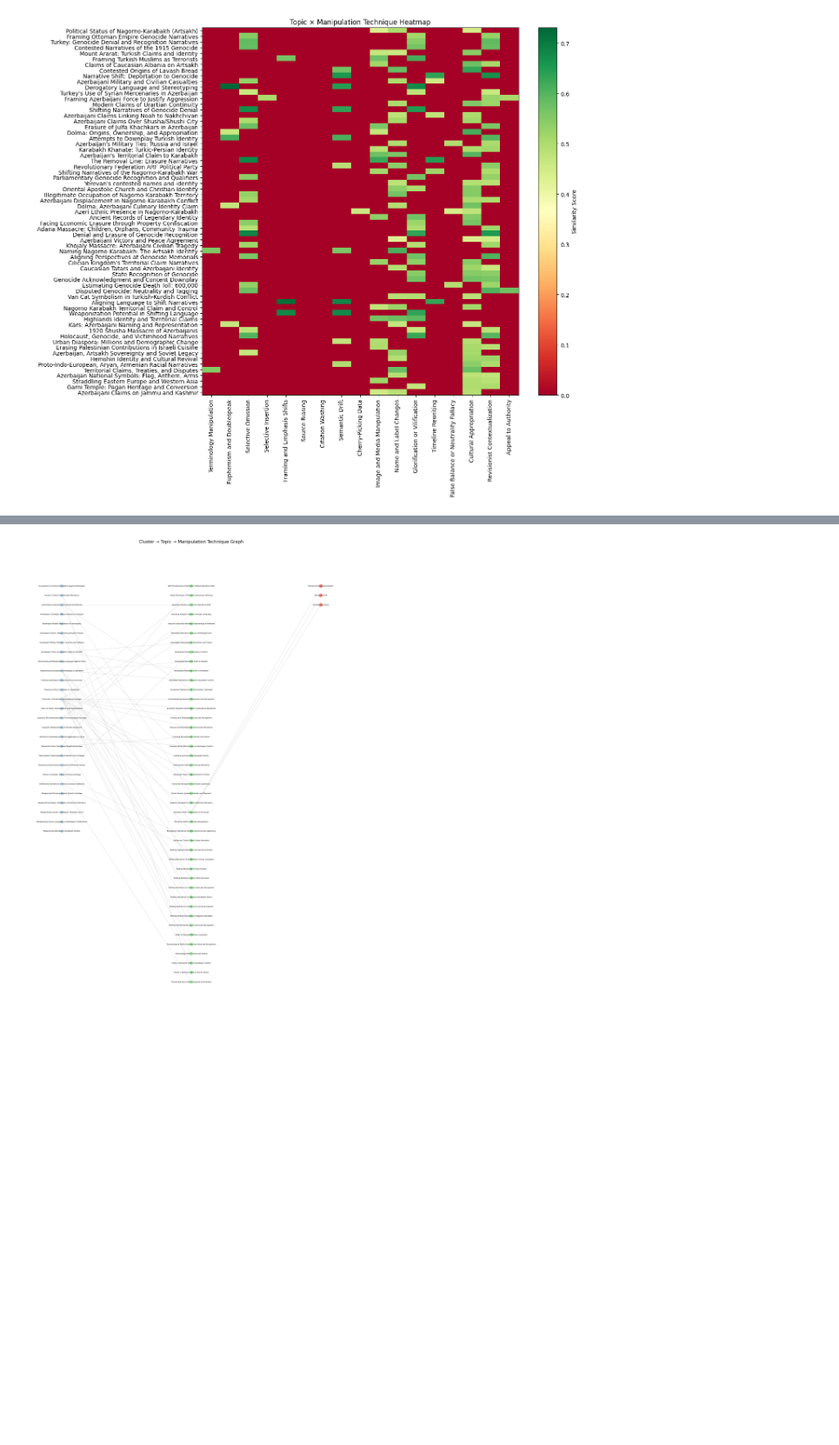
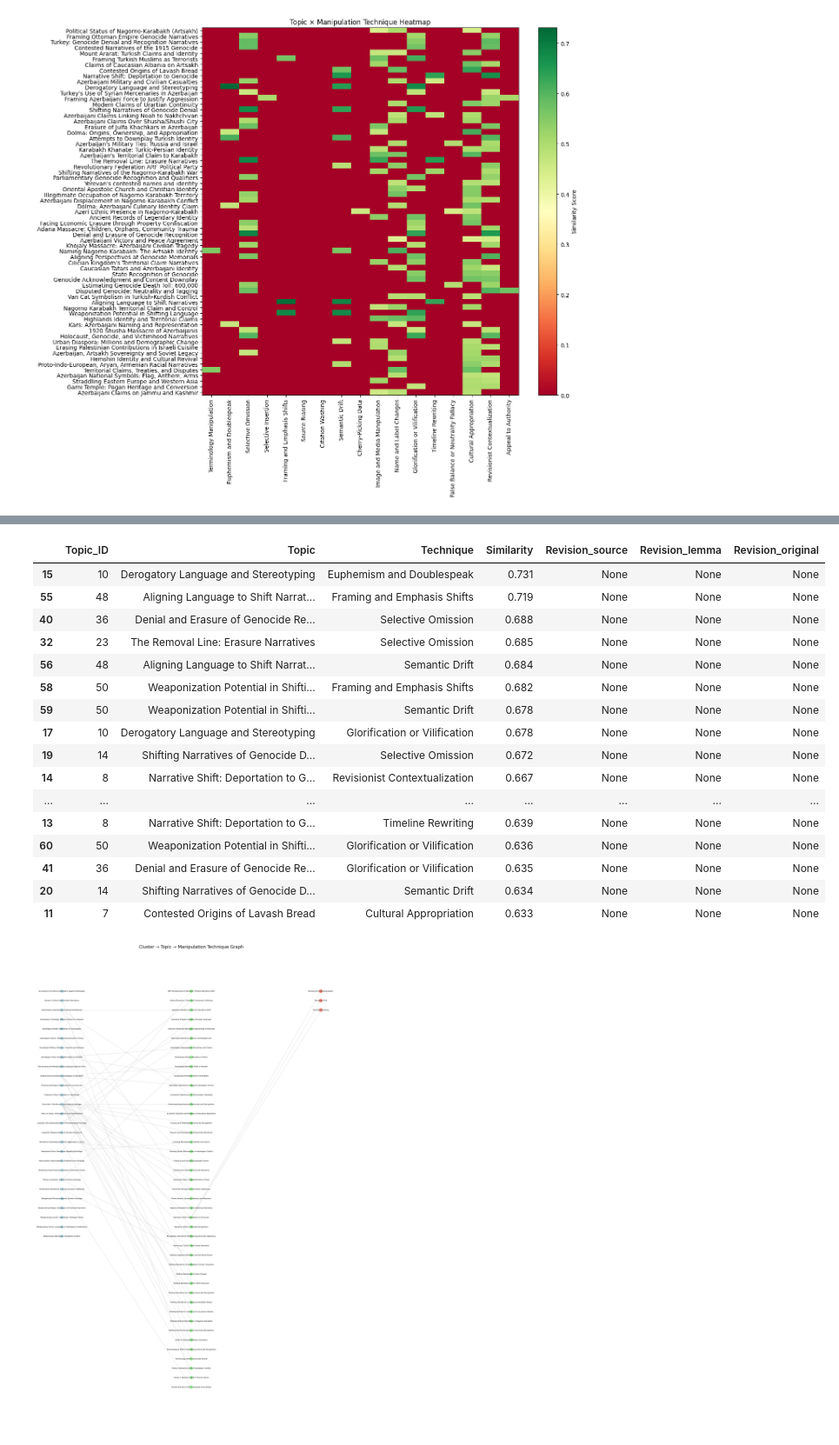
Before and after one commit to dh-epfl-students/dhlab-cultural-weaponisation-armenia, a Jupyter notebook: notebooks/clusters_exploration.ipynb, the cells around one changed output, grey strips where cells are left out. Shown at 87% size. Saved outputs shown, nothing was run; the diff lists cells and outputs as text; code cells hidden in the pictures; blank space fills up the shorter version.

```diff
--- a/notebooks/clusters_exploration.ipynb
+++ b/notebooks/clusters_exploration.ipynb
@@ -135,10 +137,11 @@ def name_topic(keywords, model="gpt-5-mini"):
 # %%
-keywords = [
-    "genocide", "ottoman", "event", "narrative", "empire", "term"
-]
+if not ALREADY_RUN:
+    keywords = [
+        "genocide", "ottoman", "event", "narrative", "empire", "term"
+    ]
 
-topic_name = name_topic(keywords)
-print(topic_name)
+    topic_name = name_topic(keywords)
+    print(topic_name)
 # %%
 def extract_keywords(row):
     """
@@ -583,3 +626,54 @@ plt.show()
+# %%
+def extract_very_green_with_revisions(threshold=0.55):
+    rows = []
+
+    for topic_idx, topic_row in general_topics.iterrows():
+        topic_name = topic_row["Topic_Name"]
+        topic_id   = topic_row["Topic"]
+
+        # revision evidence (could be NaN for some topics)
+        rev_lemma  = topic_row.get("lemmatized_text", None)
+        rev_orig   = topic_row.get("original_text", None)
+        rev_source = topic_row.get("source", None)
+
+        for tech_idx, technique in enumerate(taxonomy_list):
+            score = topic_matrix[topic_idx, tech_idx]
+
+            if score >= threshold:
+                rows.append({
+                    "Topic_ID": topic_id,
+                    "Topic": topic_name,
+                    "Technique": technique,
+                    "Similarity": round(score, 3),
+                    "Revision_source": rev_source,
+                    "Revision_lemma": rev_lemma,
+                    "Revision_original": rev_orig
+                })
+
+    df = pd.DataFrame(rows).sort_values("Similarity", ascending=False)
+    return df
+
+
+very_green_rev = extract_very_green_with_revisions(0.55)
+very_green_rev.head(20)
+# %% [output]
+|  | Topic_ID | Topic | Technique | Similarity | Revision_source | Revision_lemma | Revision_original |
+| 15 | 10 | Derogatory Language and Stereotyping | Euphemism and Doublespeak | 0.731 | None | None | None |
+| 55 | 48 | Aligning Language to Shift Narrat... | Framing and Emphasis Shifts | 0.719 | None | None | None |
+| 40 | 36 | Denial and Erasure of Genocide Re... | Selective Omission | 0.688 | None | None | None |
+| 32 | 23 | The Removal Line: Erasure Narratives | Selective Omission | 0.685 | None | None | None |
+| 56 | 48 | Aligning Language to Shift Narrat... | Semantic Drift | 0.684 | None | None | None |
+| 58 | 50 | Weaponization Potential in Shifti... | Framing and Emphasis Shifts | 0.682 | None | None | None |
+| 59 | 50 | Weaponization Potential in Shifti... | Semantic Drift | 0.678 | None | None | None |
+| 17 | 10 | Derogatory Language and Stereotyping | Glorification or Vilification | 0.678 | None | None | None |
+| 19 | 14 | Shifting Narratives of Genocide D... | Selective Omission | 0.672 | None | None | None |
+| 14 | 8 | Narrative Shift: Deportation to G... | Revisionist Contextualization | 0.667 | None | None | None |
+| ... | ... | ... | ... | ... | ... | ... | ... |
+| 13 | 8 | Narrative Shift: Deportation to G... | Timeline Rewriting | 0.639 | None | None | None |
+| 60 | 50 | Weaponization Potential in Shifti... | Glorification or Vilification | 0.636 | None | None | None |
+| 41 | 36 | Denial and Erasure of Genocide Re... | Glorification or Vilification | 0.635 | None | None | None |
+| 20 | 14 | Shifting Narratives of Genocide D... | Semantic Drift | 0.634 | None | None | None |
+| 11 | 7 | Contested Origins of Lavash Bread | Cultural Appropriation | 0.633 | None | None | None |
 # %%
 import networkx as nx
 import matplotlib.pyplot as plt
```
Also changed, not shown: parts of 3 cells of this notebook, 1 other file.
